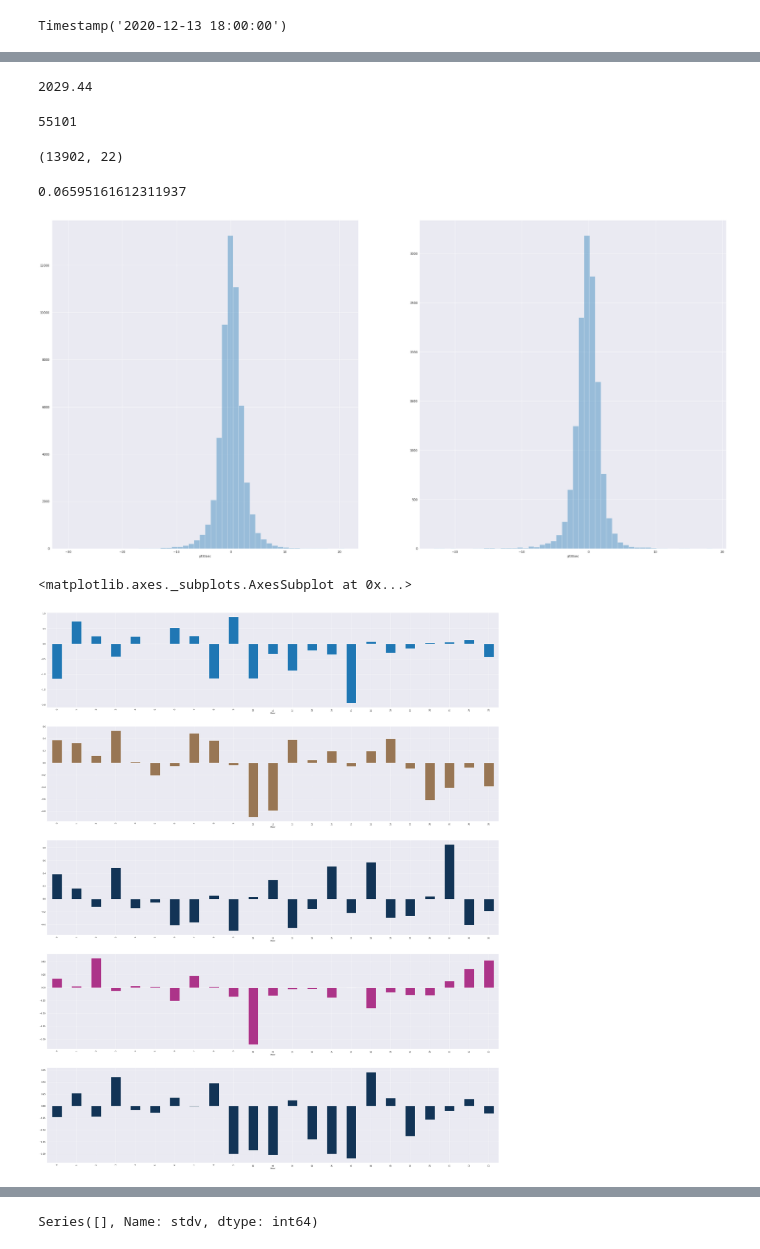
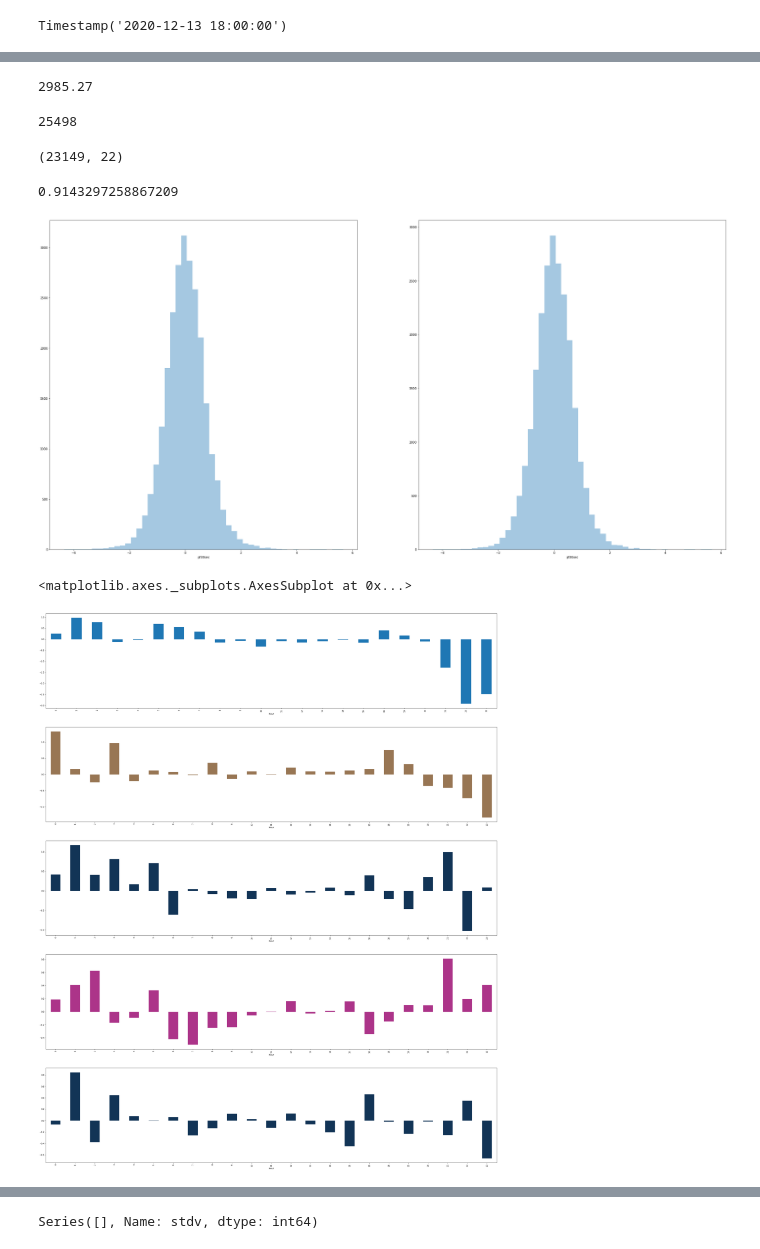
Before and after one commit to hublun/TWSApi, a Jupyter notebook: IBApi_Historical_T_Analysis.ipynb, the cells around one changed output, grey strips where cells are left out. Drawn from its saved outputs; the diff is of its cells as text; code cells hidden in the pictures.

```diff
--- a/IBApi_Historical_T_Analysis.ipynb
+++ b/IBApi_Historical_T_Analysis.ipynb
@@ -5,7 +5,7 @@ import pandas as pd
 import matplotlib.pyplot as plt
 import seaborn as sns
 # %%
-df = pd.read_pickle('/content/MNQ20201213_to_20201218170000.pkl')
+df = pd.read_pickle('/content/M2K20201213_to_20201218170000.pkl')
 # %%
 df["Time"] = pd.to_datetime(df["time"], format='%Y%m%d  %H:%M:%S', yearfirst=True)
 # %%
@@ -51,11 +51,11 @@ df.tail()
 # %%
-df[(df.pf10sec>5)|(df.pf10sec<-5)].shape[0]*(5*2-2*0.47)/2
+df[(df.pf10sec>1)|(df.pf10sec<-1)].shape[0]*(5*2-2*0.47)/2
 # %% [output]
-2029.44
+2985.27
 # %%
 df.shape[0]
 # %% [output]
-55101
+25498
 # %%
 df.drop(df.head(10*12).index, inplace=True)
 df.drop(df.tail(5*12).index, inplace=True)
@@ -63,11 +63,11 @@ df.drop(df.tail(5*12).index, inplace=True)
 data = df[abs(df.t) >2]
 data.shape
 # %% [output]
-(13902, 22)
+(23149, 22)
 # %%
 data.shape[0] / df.shape[0]
 # %% [output]
-0.06595161612311937
+0.9143297258867209
 # %%
 a4_dims = (40,20)
 fig, axes = plt.subplots(nrows=1,ncols=2,figsize=a4_dims)
@@ -75,20 +75,20 @@ sns.distplot(df.pf30sec, kde=False, ax=axes[0])
 sns.distplot(data.pf30sec, kde=False, ax=axes[1])
 plt.show()
 # %% [output]
-[figure, old version]
+[figure, new version]
 # %%
 data = df[(df.t <-1)].groupby(df.Hour)["dev"].mean()
 # %%
 a4_dims = (40,50)
 fig, axes = plt.subplots(nrows=5,ncols=1,figsize=a4_dims)
-df[(df.t <-1) & (df.TradeDay==0)].groupby(df.Hour)["pfmin"].mean().plot(kind="bar", ax=axes[0])
-df[(df.t <-1) & (df.TradeDay==1)].groupby(df.Hour)["pfmin"].mean().plot(kind="bar", ax=axes[1], color="#987654")
-df[(df.t <-1) & (df.TradeDay==2)].groupby(df.Hour)["pfmin"].mean().plot(kind="bar", ax=axes[2], color="#123456")
-df[(df.t <-1) & (df.TradeDay==3)].groupby(df.Hour)["pfmin"].mean().plot(kind="bar", ax=axes[3], color="#ac3489")
-df[(df.t <-1) & (df.TradeDay==4)].groupby(df.Hour)["pfmin"].mean().plot(kind="bar", ax=axes[4], color="#123456")
+df[(df.t <-3) & (df.TradeDay==0)].groupby(df.Hour)["pfmin"].mean().plot(kind="bar", ax=axes[0])
+df[(df.t <-3) & (df.TradeDay==1)].groupby(df.Hour)["pfmin"].mean().plot(kind="bar", ax=axes[1], color="#987654")
+df[(df.t <-3) & (df.TradeDay==2)].groupby(df.Hour)["pfmin"].mean().plot(kind="bar", ax=axes[2], color="#123456")
+df[(df.t <-3) & (df.TradeDay==3)].groupby(df.Hour)["pfmin"].mean().plot(kind="bar", ax=axes[3], color="#ac3489")
+df[(df.t <-3) & (df.TradeDay==4)].groupby(df.Hour)["pfmin"].mean().plot(kind="bar", ax=axes[4], color="#123456")
 # %% [output]
 <matplotlib.axes._subplots.AxesSubplot at 0x...>
-[figure, old version]
+[figure, new version]
 # %%
 fig, ax = plt.subplots(figsize=a4_dims)
 sns.distplot(df[(df.t<-4) | (df.TradeDay==1)]["pf10sec"])
```
Also changed, not shown: parts of 4 cells of this notebook.
